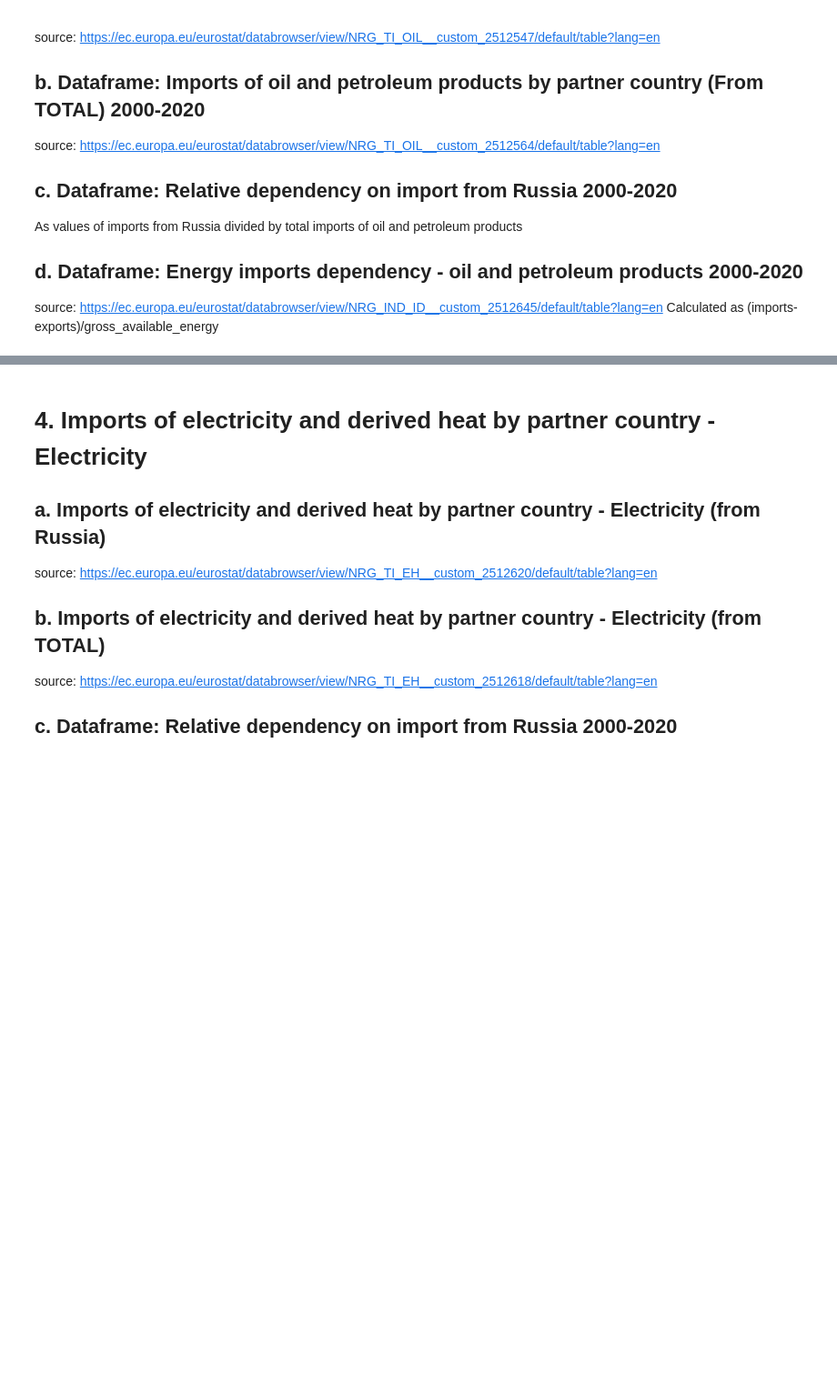
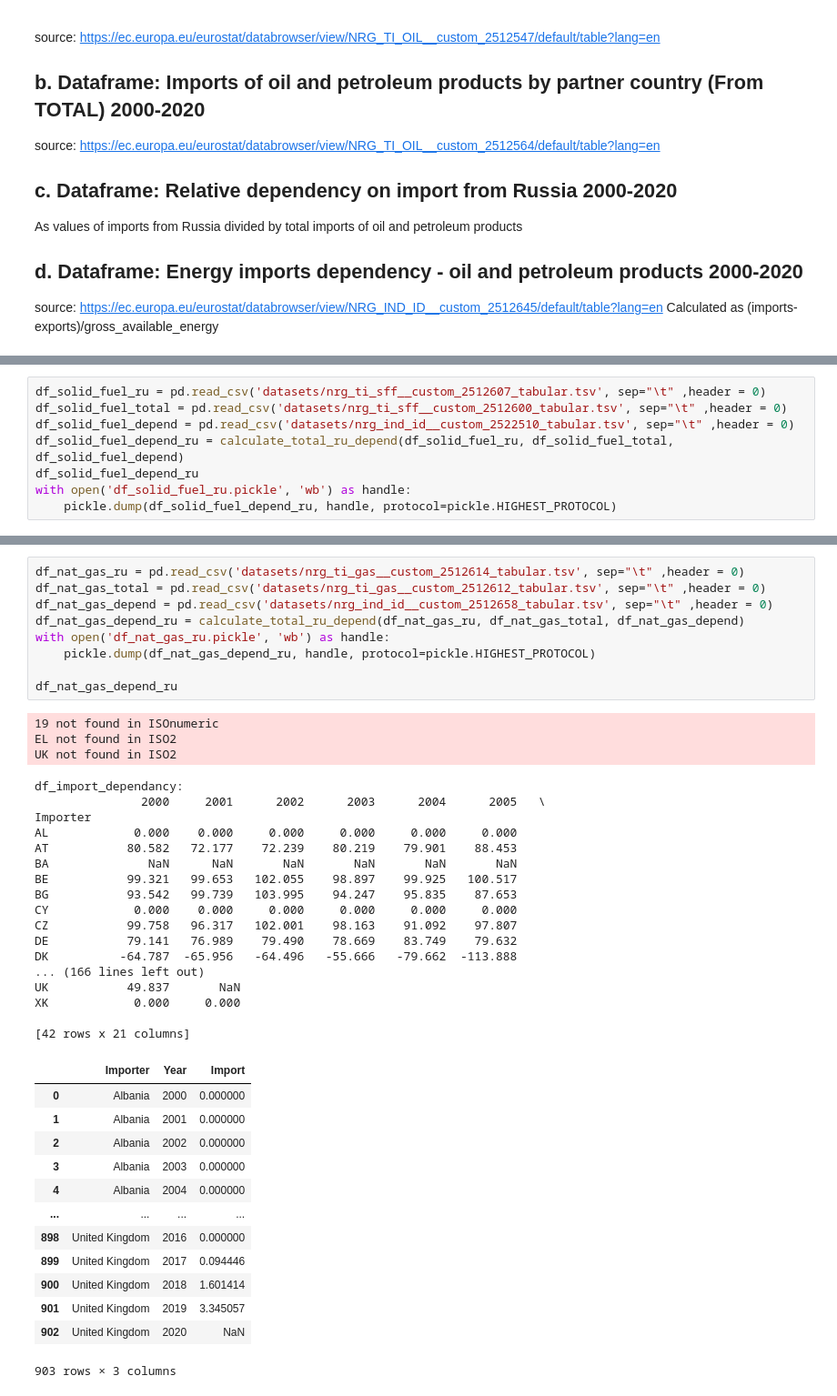
Before and after one commit to esvelaren/Information-Visualization-Project, a Jupyter notebook: dataframes.ipynb, the cells around one changed output, grey strips where cells are left out. Shown: that part at 91% size. Drawn from its saved outputs; the diff is of its cells as text; blank space fills up the shorter version.

```diff
--- a/dataframes.ipynb
+++ b/dataframes.ipynb
@@ -60,0 +127,8 @@ As values of imports from Russia divided by total imports of solid fossil fuels
+# %%
+df_solid_fuel_ru = pd.read_csv('datasets/nrg_ti_sff__custom_2512607_tabular.tsv', sep="\t" ,header = 0)
+df_solid_fuel_total = pd.read_csv('datasets/nrg_ti_sff__custom_2512600_tabular.tsv', sep="\t" ,header = 0)
+df_solid_fuel_depend = pd.read_csv('datasets/nrg_ind_id__custom_2522510_tabular.tsv', sep="\t" ,header = 0)
+df_solid_fuel_depend_ru = calculate_total_ru_depend(df_solid_fuel_ru, df_solid_fuel_total, df_solid_fuel_depend)
+df_solid_fuel_depend_ru
+with open('df_solid_fuel_ru.pickle', 'wb') as handle:
+    pickle.dump(df_solid_fuel_depend_ru, handle, protocol=pickle.HIGHEST_PROTOCOL)
@@ -70,8 +165,44 @@ source: https://ec.europa.eu/eurostat/databrowser/view/NRG_TI_GAS__custom_251261
 source: https://ec.europa.eu/eurostat/databrowser/view/NRG_IND_ID__custom_2512658/default/table?lang=en
-# %% [markdown]
-# 4. Imports of electricity and derived heat by partner country - Electricity
-## a. Imports of electricity and derived heat by partner country - Electricity (from Russia)
-source: https://ec.europa.eu/eurostat/databrowser/view/NRG_TI_EH__custom_2512620/default/table?lang=en
-## b. Imports of electricity and derived heat by partner country - Electricity (from TOTAL)
-source: https://ec.europa.eu/eurostat/databrowser/view/NRG_TI_EH__custom_2512618/default/table?lang=en
-## c. Dataframe: Relative dependency on import from Russia 2000-2020
+# %%
+df_nat_gas_ru = pd.read_csv('datasets/nrg_ti_gas__custom_2512614_tabular.tsv', sep="\t" ,header = 0)
+df_nat_gas_total = pd.read_csv('datasets/nrg_ti_gas__custom_2512612_tabular.tsv', sep="\t" ,header = 0)
+df_nat_gas_depend = pd.read_csv('datasets/nrg_ind_id__custom_2512658_tabular.tsv', sep="\t" ,header = 0)
+df_nat_gas_depend_ru = calculate_total_ru_depend(df_nat_gas_ru, df_nat_gas_total, df_nat_gas_depend)
+with open('df_nat_gas_ru.pickle', 'wb') as handle:
+    pickle.dump(df_nat_gas_depend_ru, handle, protocol=pickle.HIGHEST_PROTOCOL)
+
+df_nat_gas_depend_ru
+# %% [output]
+19 not found in ISOnumeric
+EL not found in ISO2
+UK not found in ISO2
+df_import_dependancy:
+               2000     2001      2002      2003      2004      2005   \
+Importer
+AL            0.000    0.000     0.000     0.000     0.000     0.000
+AT           80.582   72.177    72.239    80.219    79.901    88.453
+BA              NaN      NaN       NaN       NaN       NaN       NaN
+BE           99.321   99.653   102.055    98.897    99.925   100.517
+BG           93.542   99.739   103.995    94.247    95.835    87.653
+CY            0.000    0.000     0.000     0.000     0.000     0.000
+CZ           99.758   96.317   102.001    98.163    91.092    97.807
+DE           79.141   76.989    79.490    78.669    83.749    79.632
+DK          -64.787  -65.956   -64.496   -55.666   -79.662  -113.888
+... (166 lines left out)
+UK           49.837       NaN
+XK            0.000     0.000
+
+[42 rows x 21 columns]
+|  | Importer | Year | Import |
+| 0 | Albania | 2000 | 0.000000 |
+| 1 | Albania | 2001 | 0.000000 |
+| 2 | Albania | 2002 | 0.000000 |
+| 3 | Albania | 2003 | 0.000000 |
+| 4 | Albania | 2004 | 0.000000 |
+| ... | ... | ... | ... |
+| 898 | United Kingdom | 2016 | 0.000000 |
+| 899 | United Kingdom | 2017 | 0.094446 |
+| 900 | United Kingdom | 2018 | 1.601414 |
+| 901 | United Kingdom | 2019 | 3.345057 |
+| 902 | United Kingdom | 2020 | NaN |
+903 rows × 3 columns
```
Also changed, not shown: parts of 10 cells of this notebook, 4 other files.
